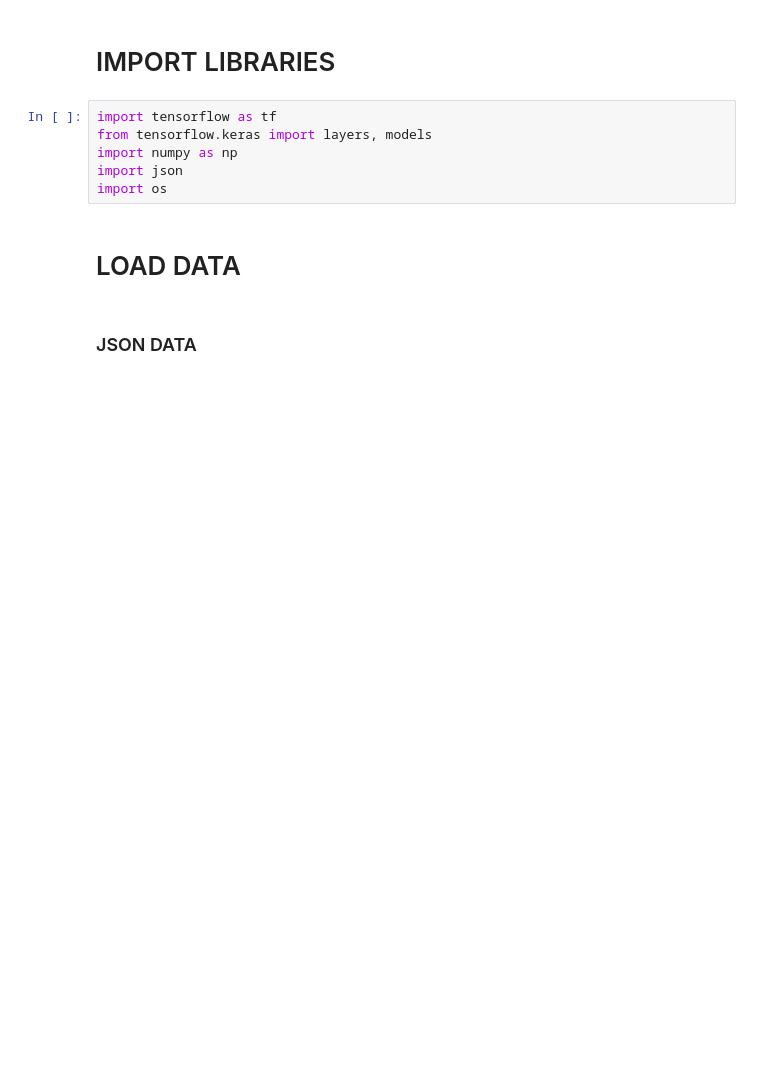
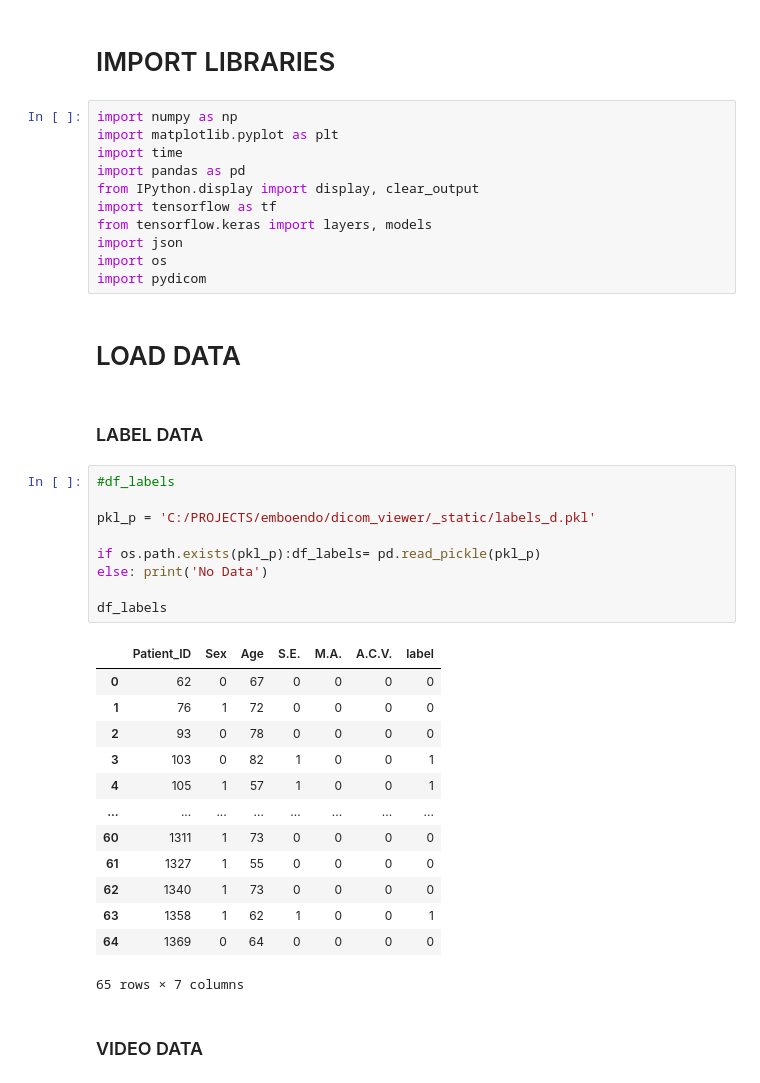
Before and after one commit to DanPinGar/python-machine-learning, a Jupyter notebook: emboendo_ML/emboendo_cnn_V0.ipynb, the cells around one changed output. Saved outputs shown, nothing was run; the diff lists cells and outputs as text; blank space fills up the shorter version.

```diff
--- a/emboendo_ML/emboendo_cnn_V0.ipynb
+++ b/emboendo_ML/emboendo_cnn_V0.ipynb
@@ -1,13 +1,43 @@
 # %% [markdown]
 # IMPORT LIBRARIES
 # %%
+import numpy as np
+import matplotlib.pyplot as plt
+import time
+import pandas as pd
+from IPython.display import display, clear_output
 import tensorflow as tf
 from tensorflow.keras import layers, models
-import numpy as np
 import json
 import os
+import pydicom
 # %% [markdown]
 # LOAD DATA
 # %% [markdown]
-### JSON DATA
+### LABEL DATA
+# %%
+#df_labels
+
+pkl_p = 'C:/PROJECTS/emboendo/dicom_viewer/_static/labels_d.pkl'
+
+if os.path.exists(pkl_p):df_labels= pd.read_pickle(pkl_p)
+else: print('No Data')
+
+df_labels
+# %% [output]
+|  | Patient_ID | Sex | Age | S.E. | M.A. | A.C.V. | label |
+| 0 | 62 | 0 | 67 | 0 | 0 | 0 | 0 |
+| 1 | 76 | 1 | 72 | 0 | 0 | 0 | 0 |
+| 2 | 93 | 0 | 78 | 0 | 0 | 0 | 0 |
+| 3 | 103 | 0 | 82 | 1 | 0 | 0 | 1 |
+| 4 | 105 | 1 | 57 | 1 | 0 | 0 | 1 |
+| ... | ... | ... | ... | ... | ... | ... | ... |
+| 60 | 1311 | 1 | 73 | 0 | 0 | 0 | 0 |
+| 61 | 1327 | 1 | 55 | 0 | 0 | 0 | 0 |
+| 62 | 1340 | 1 | 73 | 0 | 0 | 0 | 0 |
+| 63 | 1358 | 1 | 62 | 1 | 0 | 0 | 1 |
+| 64 | 1369 | 0 | 64 | 0 | 0 | 0 | 0 |
+65 rows × 7 columns
+# %% [markdown]
+### VIDEO DATA
 # %%
```
Also changed, not shown: parts of 24 cells of this notebook, 2 other files.
